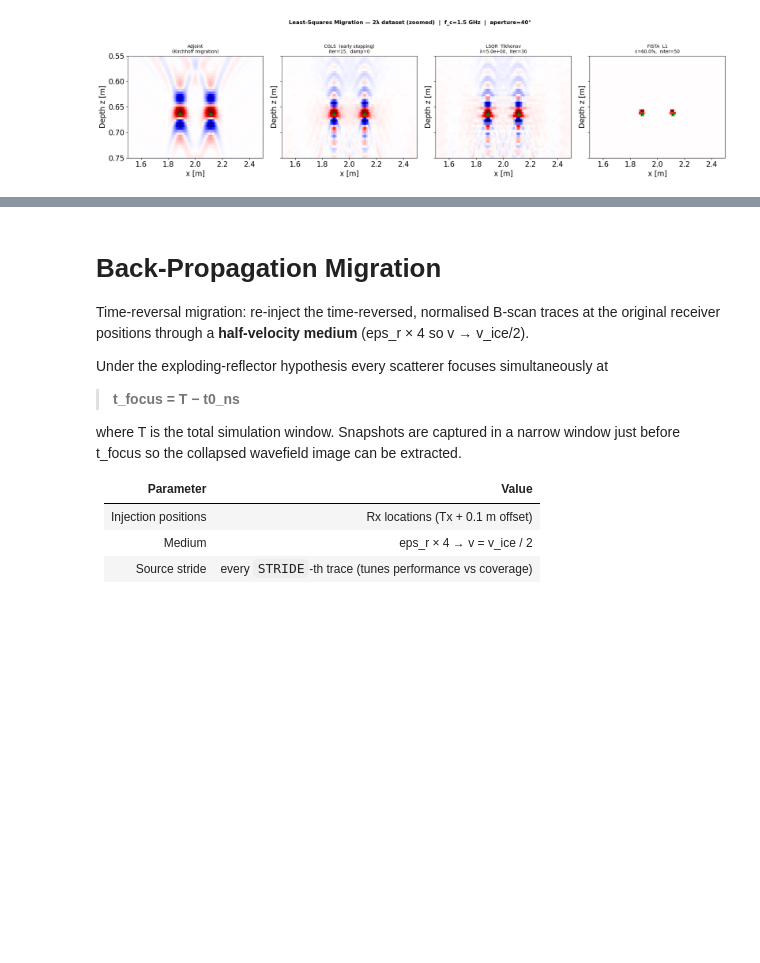
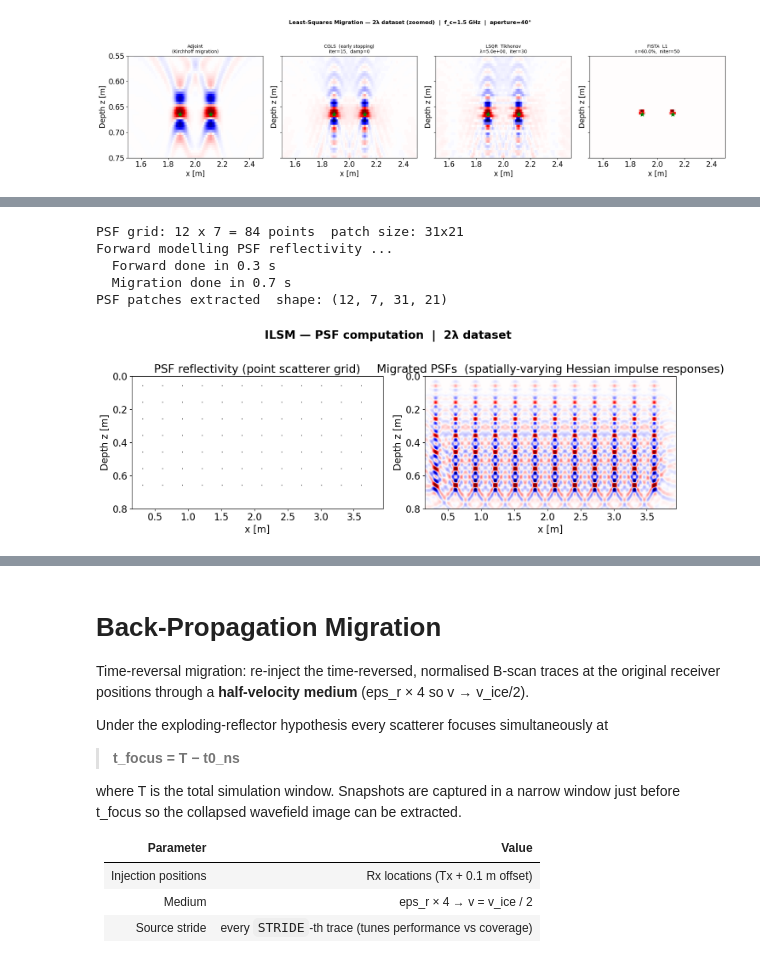
Before and after one commit to ConnervanK/Thesiss, a Jupyter notebook: TimeLapse_Notebooks/Resolution_Playground.ipynb, the cells around one changed output, grey strips where cells are left out. Drawn from its saved outputs; the diff is of its cells as text; code cells hidden in the pictures; blank space fills up the shorter version.

```diff
--- a/TimeLapse_Notebooks/Resolution_Playground.ipynb
+++ b/TimeLapse_Notebooks/Resolution_Playground.ipynb
@@ -53,7 +59,7 @@ x_centre        = domain_x / 2
 y_surface       = 0.9                          # air-ice interface [m from bottom]
 y_scatterer     = y_surface - wavelength * 6  # cylinder centre [m from bottom]
 z_scatterer     = y_surface - y_scatterer     # depth below surface [m] ≈ 0.676
-radius_scat     = wavelength / 10
+radius_scat     = wavelength / 40             # radius of cylinder (point scatterer approximation) [m] ≈ 0.0028
 z_top           = z_scatterer - radius_scat   # depth to cylinder top (first reflection)
 
 separations = np.array([2, 1, 0.5, 0.25, 0.125, 0.0625]) * wavelength
@@ -1297,0 +1299,64 @@ for xlim, zlim, tag in [
+# %%
+# ── PSF grid parameters ──────────────────────────────────────────────────────
+n_x_img, n_z_img = len(x_traces), len(z_img)   # 380, 160
+PSFSIZE   = (31, 21)   # patch half-size (x, z) pixels — must fit inside image
+PSFJ      = (30, 20)   # PSF grid spacing (x, z) pixels
+PSFMARGIN = (PSFSIZE[0]//2 + 1, PSFSIZE[1]//2 + 1)   # boundary clearance
+
+psfx_idx = np.arange(PSFMARGIN[0], n_x_img - PSFMARGIN[0], PSFJ[0])
+psfz_idx = np.arange(PSFMARGIN[1], n_z_img - PSFMARGIN[1], PSFJ[1])
+print(f'PSF grid: {len(psfx_idx)} x {len(psfz_idx)} = {len(psfx_idx)*len(psfz_idx)} points'
+      f'  patch size: {PSFSIZE[0]}x{PSFSIZE[1]}')
+
+# PSF reflectivity in K's (nx, nz) model convention
+psf_refl_nxnz = np.zeros((n_x_img, n_z_img))
+for _ix in psfx_idx:
+    for _iz in psfz_idx:
+        psf_refl_nxnz[_ix, _iz] = 1.0
+
+# ── Forward model + migrate (2 K-applications total) ─────────────────────────
+print('Forward modelling PSF reflectivity ...')
+t0 = _time.perf_counter()
+d_psf      = lsm_K @ psf_refl_nxnz.ravel()                        # (n_tr x n_t)
+print(f'  Forward done in {_time.perf_counter()-t0:.1f} s')
+t0 = _time.perf_counter()
+m_psf_nxnz = (lsm_K.H @ d_psf).reshape(n_x_img, n_z_img)          # (nx, nz)
+print(f'  Migration done in {_time.perf_counter()-t0:.1f} s')
+
+# ── Extract PSF patches ───────────────────────────────────────────────────────
+psfs = np.zeros((len(psfx_idx), len(psfz_idx), *PSFSIZE))
+hw_x, hw_z = PSFSIZE[0]//2, PSFSIZE[1]//2
+for ipx, px in enumerate(psfx_idx):
+    for ipz, pz in enumerate(psfz_idx):
+        psfs[ipx, ipz] = m_psf_nxnz[
+            px - hw_x : px + hw_x + 1,
+            pz - hw_z : pz + hw_z + 1,
+        ]
+print(f'PSF patches extracted  shape: {psfs.shape}')
+
+# ── Plot: PSF reflectivity and migrated PSF image ─────────────────────────────
+extent_mig = [x_traces[0], x_traces[-1], z_img[-1], z_img[0]]
+fig, axes  = plt.subplots(1, 2, figsize=(14, 5))
+
+axes[0].imshow(psf_refl_nxnz.T, aspect='auto', cmap='gray_r',
+               extent=extent_mig, origin='upper')
+axes[0].set(title='PSF reflectivity (point scatterer grid)',
+            xlabel='x [m]', ylabel='Depth z [m]')
+
+vmax_psf = np.percentile(np.abs(m_psf_nxnz), 99)
+axes[1].imshow(m_psf_nxnz.T, aspect='auto', cmap='seismic',
+               vmin=-vmax_psf, vmax=vmax_psf, extent=extent_mig, origin='upper')
+axes[1].set(title='Migrated PSFs  (spatially-varying Hessian impulse responses)',
+            xlabel='x [m]', ylabel='Depth z [m]')
+
+plt.suptitle('ILSM — PSF computation  |  2λ dataset', fontweight='bold', y=1.01)
+plt.tight_layout()
+plt.savefig(STUDY_ROOT / 'ilsm_psfs.png', dpi=150, bbox_inches='tight')
+plt.show()
+# %% [output]
+PSF grid: 12 x 7 = 84 points  patch size: 31x21
+Forward modelling PSF reflectivity ...
+  Forward done in 0.3 s
+  Migration done in 0.7 s
+PSF patches extracted  shape: (12, 7, 31, 21)
+[figure, added]
```
Also changed, not shown: parts of 18 cells of this notebook.
